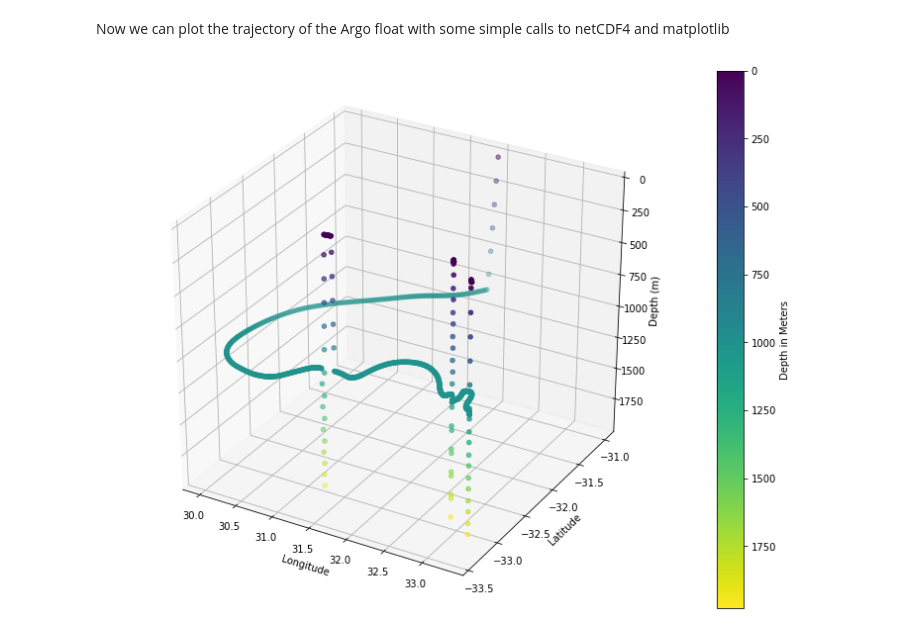
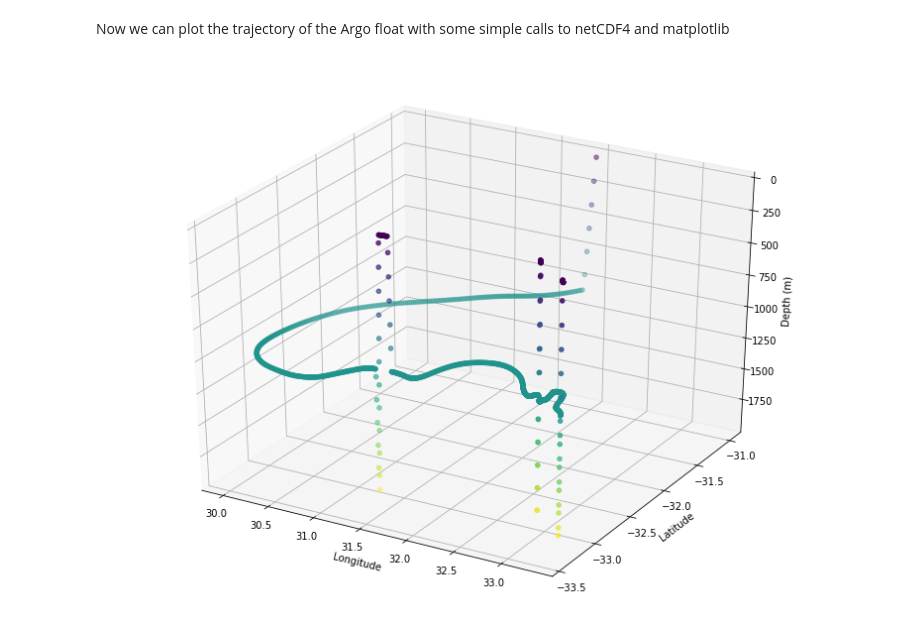
Before and after one commit to hrsdawson/parcels, a Jupyter notebook: tutorial_Argofloats.ipynb, the cells around one changed output. Saved outputs shown, nothing was run; the diff lists cells and outputs as text; code cells hidden in the pictures.

```diff
--- a/tutorial_Argofloats.ipynb
+++ b/tutorial_Argofloats.ipynb
@@ -86,24 +86,21 @@ Now we can plot the trajectory of the Argo float with some simple calls to netCD
 # %%
 import netCDF4
 from mpl_toolkits.mplot3d import Axes3D
 import matplotlib.pyplot as plt
 
 nc = netCDF4.Dataset("argo_float.nc")
 x = nc.variables["lon"][:]
 y = nc.variables["lat"][:]
 z = nc.variables["z"][:]
 nc.close()
 
 fig = plt.figure(figsize=(13,10))
 ax = plt.axes(projection='3d')
 cb = ax.scatter(x, y, z, c=z, s=20, marker="o")
 ax.set_xlabel("Longitude")
 ax.set_ylabel("Latitude")
 ax.set_zlabel("Depth (m)")
 ax.set_zlim(np.max(z),0)
-cbar = plt.colorbar(cb)
-cbar.set_label("Depth in Meters")
-cbar.ax.invert_yaxis()
 plt.show()
 # %% [output]
-[figure, old version]
+[figure, new version]
```
Also changed, not shown: parts of 2 cells of this notebook.
